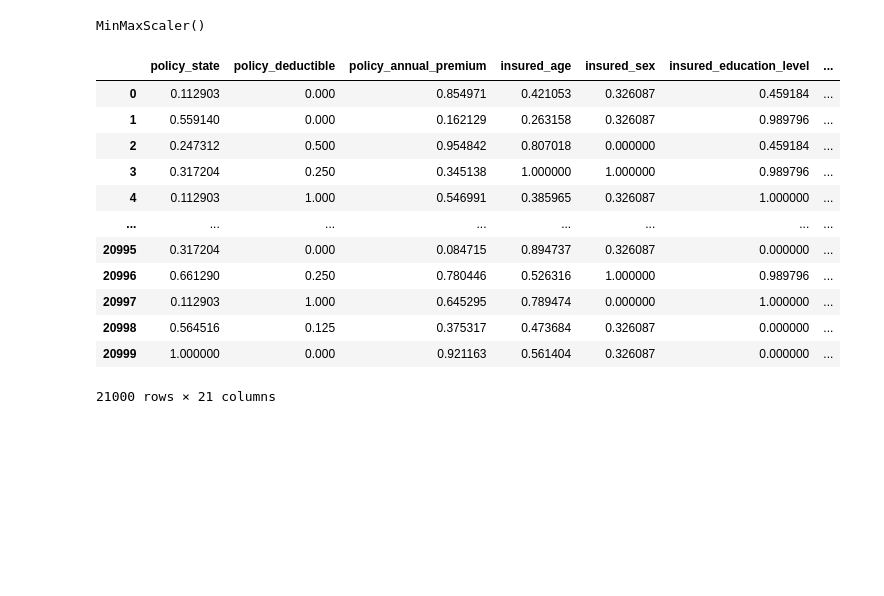
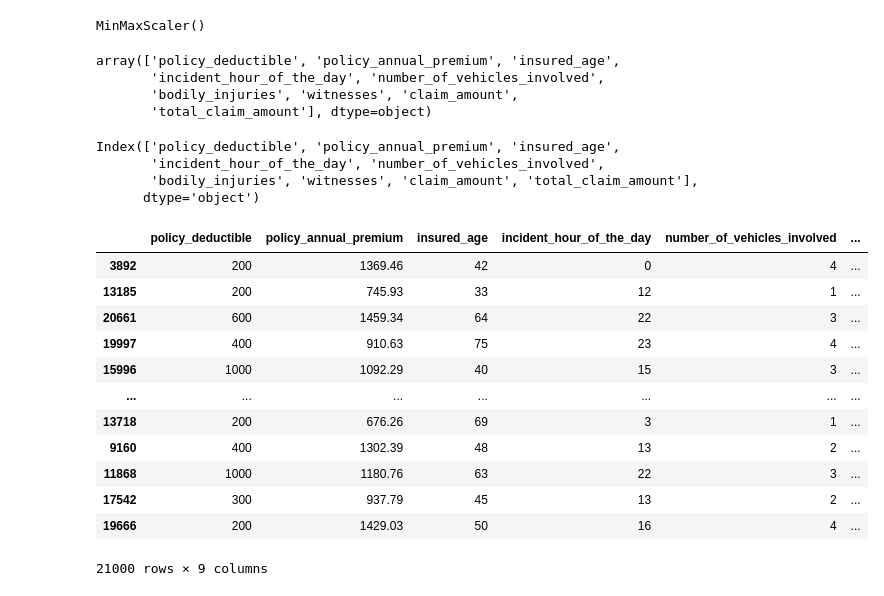
Before and after one commit to Salma-M-H/Car_Fraud_Insurance_Detection, a Jupyter notebook: car_insurance_fraud_detection.ipynb, the cells around one changed output. Drawn from its saved outputs; the diff is of its cells as text; code cells hidden in the pictures; blank space fills up the shorter version.

```diff
--- a/car_insurance_fraud_detection.ipynb
+++ b/car_insurance_fraud_detection.ipynb
@@ -518,22 +519,41 @@ scaler = MinMaxScaler()
 scaler.fit(x_train[numerical_columns.columns])
 # %% [output]
 MinMaxScaler()
+# %%
+scaler.feature_names_in_
+# %% [output]
+array(['policy_deductible', 'policy_annual_premium', 'insured_age',
+       'incident_hour_of_the_day', 'number_of_vehicles_involved',
+       'bodily_injuries', 'witnesses', 'claim_amount',
+       'total_claim_amount'], dtype=object)
+# %%
+numerical_columns.columns
+# %% [output]
+Index(['policy_deductible', 'policy_annual_premium', 'insured_age',
+       'incident_hour_of_the_day', 'number_of_vehicles_involved',
+       'bodily_injuries', 'witnesses', 'claim_amount', 'total_claim_amount'],
+      dtype='object')
+# %%
+x_train[numerical_columns.columns]
+# %% [output]
+|  | policy_deductible | policy_annual_premium | insured_age | incident_hour_of_the_day | number_of_vehicles_involved | ... |
+| 3892 | 200 | 1369.46 | 42 | 0 | 4 | ... |
+| 13185 | 200 | 745.93 | 33 | 12 | 1 | ... |
+| 20661 | 600 | 1459.34 | 64 | 22 | 3 | ... |
+| 19997 | 400 | 910.63 | 75 | 23 | 4 | ... |
+| 15996 | 1000 | 1092.29 | 40 | 15 | 3 | ... |
+| ... | ... | ... | ... | ... | ... | ... |
+| 13718 | 200 | 676.26 | 69 | 3 | 1 | ... |
+| 9160 | 400 | 1302.39 | 48 | 13 | 2 | ... |
+| 11868 | 1000 | 1180.76 | 63 | 22 | 3 | ... |
+| 17542 | 300 | 937.79 | 45 | 13 | 2 | ... |
+| 19666 | 200 | 1429.03 | 50 | 16 | 4 | ... |
+21000 rows × 9 columns
 # %%
-x_train = pd.DataFrame(scaler.transform(x_train), columns=x_train.columns)
-x_test = pd.DataFrame(scaler.transform(x_test), columns=x_test.columns)
+x_train[numerical_columns.columns] = scaler.transform(
+    x_train[numerical_columns.columns]
+)
 
-x_train
+x_test[numerical_columns.columns] = scaler.transform(
+    x_test[numerical_columns.columns]
+)
-# %% [output]
-|  | policy_state | policy_deductible | policy_annual_premium | insured_age | insured_sex | insured_education_level | ... |
-| 0 | 0.112903 | 0.000 | 0.854971 | 0.421053 | 0.326087 | 0.459184 | ... |
-| 1 | 0.559140 | 0.000 | 0.162129 | 0.263158 | 0.326087 | 0.989796 | ... |
-| 2 | 0.247312 | 0.500 | 0.954842 | 0.807018 | 0.000000 | 0.459184 | ... |
-| 3 | 0.317204 | 0.250 | 0.345138 | 1.000000 | 1.000000 | 0.989796 | ... |
-| 4 | 0.112903 | 1.000 | 0.546991 | 0.385965 | 0.326087 | 1.000000 | ... |
-| ... | ... | ... | ... | ... | ... | ... | ... |
-| 20995 | 0.317204 | 0.000 | 0.084715 | 0.894737 | 0.326087 | 0.000000 | ... |
-| 20996 | 0.661290 | 0.250 | 0.780446 | 0.526316 | 1.000000 | 0.989796 | ... |
-| 20997 | 0.112903 | 1.000 | 0.645295 | 0.789474 | 0.000000 | 1.000000 | ... |
-| 20998 | 0.564516 | 0.125 | 0.375317 | 0.473684 | 0.326087 | 0.000000 | ... |
-| 20999 | 1.000000 | 0.000 | 0.921163 | 0.561404 | 0.326087 | 0.000000 | ... |
-21000 rows × 21 columns
```
Also changed, not shown: parts of 7 cells of this notebook.
